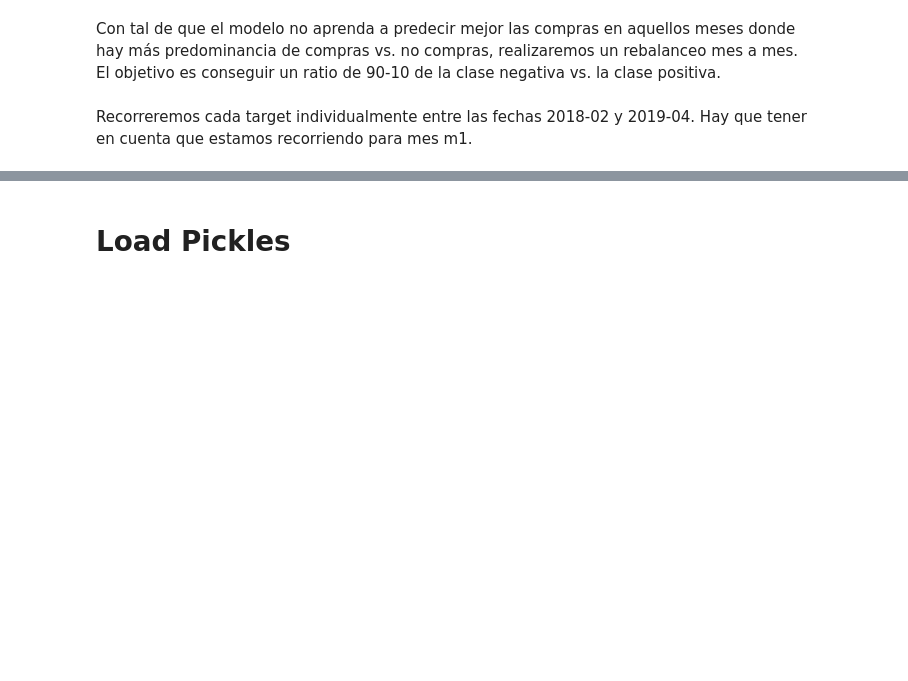
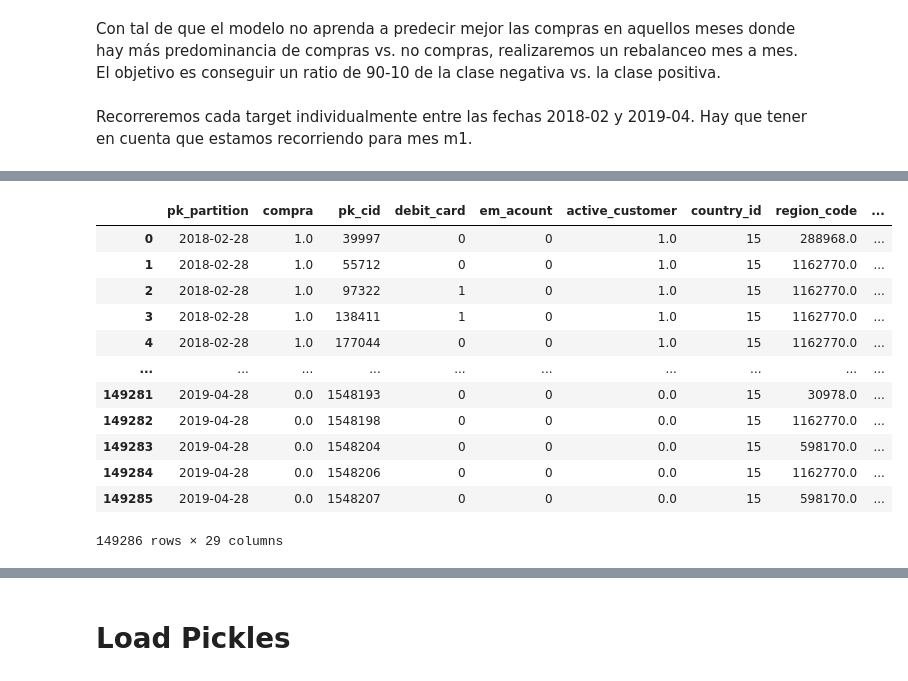
Before and after one commit to gerardtorrent97/easymoney-project, a Jupyter notebook: Recomendacion.ipynb, the cells around one changed output, grey strips where cells are left out. Saved outputs shown, nothing was run; the diff lists cells and outputs as text; code cells hidden in the pictures; blank space fills up the shorter version.

Commit message:
datasets balanced!

```diff
--- a/Recomendacion.ipynb
+++ b/Recomendacion.ipynb
@@ -413,8 +413,19 @@ def get_compras(df, target):
   compras["mes_m1"] = compras["pk_partition"].dt.date - pd.DateOffset(months=1)
   del compras["pk_partition"]
   compras.columns = ["pk_partition"]
+  compras["compra"] = 1
 
   return compras
+
+def clean_compras(df_compras, df):
+  df_compras["pk_cid"] = df_compras.index
+  c_cid_partition_tupled = df_compras[["pk_cid", "pk_partition"]].apply(tuple, axis=1)
+  df_cid_partition_tupled = df[["pk_cid", "pk_partition"]].apply(tuple, axis=1)
+
+  df_compras = df_compras[c_cid_partition_tupled.isin(df_cid_partition_tupled.tolist())]
+  del df_compras["pk_cid"]
+
+  return df_compras
 
 def clean_no_compras(df_compras, df_no_compras):
   intersection = set(df_compras.index).intersection(df_no_compras.index.tolist())
@@ -435,8 +446,10 @@ Recorreremos cada target individualmente entre las fechas 2018-02 y 2019-04. Hay
 datasets = {}
 for target in TARGETS:
   compras = get_compras(df, target)
+  compras = clean_compras(compras, df)
   pool_no_compras = df[df["em_acount"] == 0].groupby("pk_cid")["pk_partition"].min().reset_index().set_index("pk_cid")
   pool_no_compras = clean_no_compras(compras, pool_no_compras)
+  pool_no_compras["compra"] = 0
   dataset_target = pd.DataFrame(columns=["pk_partition"])
   for month in DATES[1:-1]:
     compras_month, no_compras_clean = get_month_subset(compras, pool_no_compras, month)
@@ -460 +487,19 @@ dict_keys(['em_acount', 'debit_card', 'cuentas', 'ahorro_inversion', 'financiaci
+# %%
+test = datasets["em_acount"]
+# %%
+pd.merge(test, df, left_on=[test.index, "pk_partition"], right_on=["pk_cid", "pk_partition"], how="left")
+# %% [output]
+|  | pk_partition | compra | pk_cid | debit_card | em_acount | active_customer | country_id | region_code | ... |
+| 0 | 2018-02-28 | 1.0 | 39997 | 0 | 0 | 1.0 | 15 | 288968.0 | ... |
+| 1 | 2018-02-28 | 1.0 | 55712 | 0 | 0 | 1.0 | 15 | 1162770.0 | ... |
+| 2 | 2018-02-28 | 1.0 | 97322 | 1 | 0 | 1.0 | 15 | 1162770.0 | ... |
+| 3 | 2018-02-28 | 1.0 | 138411 | 1 | 0 | 1.0 | 15 | 1162770.0 | ... |
+| 4 | 2018-02-28 | 1.0 | 177044 | 0 | 0 | 1.0 | 15 | 1162770.0 | ... |
+| ... | ... | ... | ... | ... | ... | ... | ... | ... | ... |
+| 149281 | 2019-04-28 | 0.0 | 1548193 | 0 | 0 | 0.0 | 15 | 30978.0 | ... |
+| 149282 | 2019-04-28 | 0.0 | 1548198 | 0 | 0 | 0.0 | 15 | 1162770.0 | ... |
+| 149283 | 2019-04-28 | 0.0 | 1548204 | 0 | 0 | 0.0 | 15 | 598170.0 | ... |
+| 149284 | 2019-04-28 | 0.0 | 1548206 | 0 | 0 | 0.0 | 15 | 1162770.0 | ... |
+| 149285 | 2019-04-28 | 0.0 | 1548207 | 0 | 0 | 0.0 | 15 | 598170.0 | ... |
+149286 rows × 29 columns
 # %%
```
Also changed, not shown: parts of 7 cells of this notebook.
